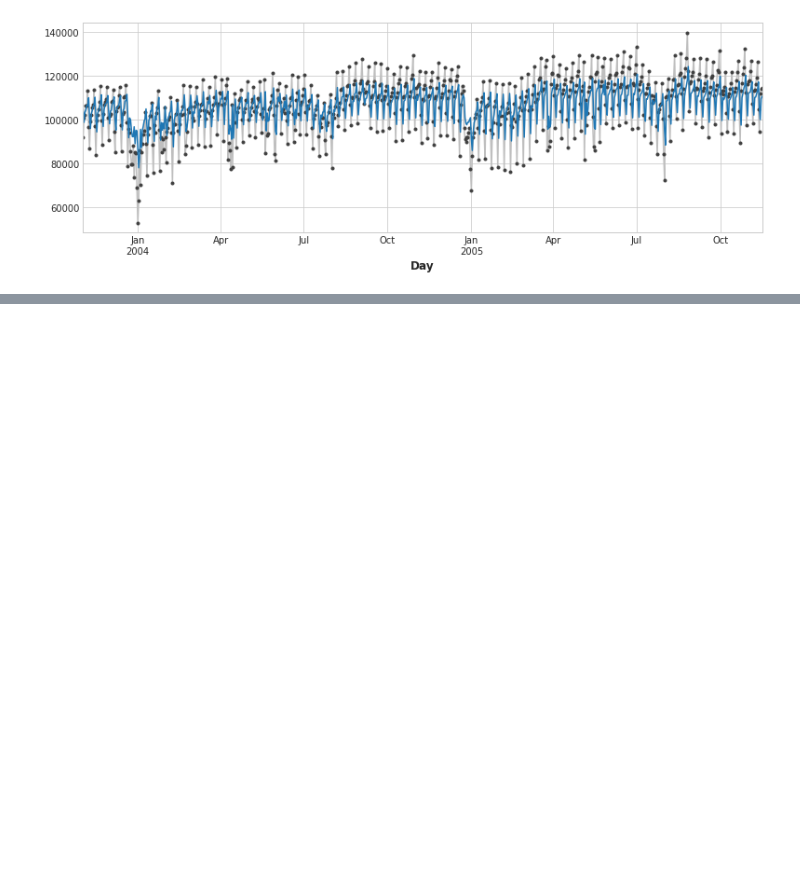
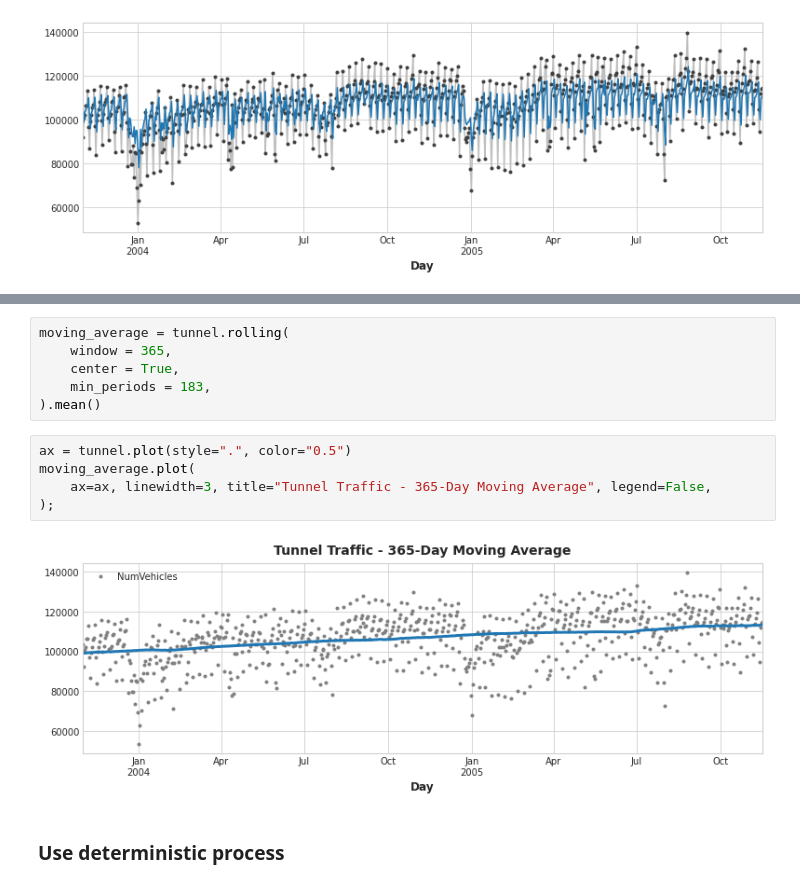
Before and after one commit to maxkskhor/explore, a Jupyter notebook: tunnel-traffic-1.ipynb, the cells around one changed output, grey strips where cells are left out. Cells and saved outputs as stored; diff of their text form; blank space fills up the shorter version.

Commit message:
Kaggle Notebook | tunnel-traffic-1 | Version 3

```diff
--- a/tunnel-traffic-1.ipynb
+++ b/tunnel-traffic-1.ipynb
@@ -160,0 +180,15 @@ ax = y_pred.plot()
+# %%
+moving_average = tunnel.rolling(
+    window = 365,
+    center = True,
+    min_periods = 183,
+).mean()
+# %%
+ax = tunnel.plot(style=".", color="0.5")
+moving_average.plot(
+    ax=ax, linewidth=3, title="Tunnel Traffic - 365-Day Moving Average", legend=False,
+);
+# %% [output]
+[figure, added]
+# %% [markdown]
+### Use deterministic process
```
Also changed, not shown: parts of 11 cells of this notebook.
